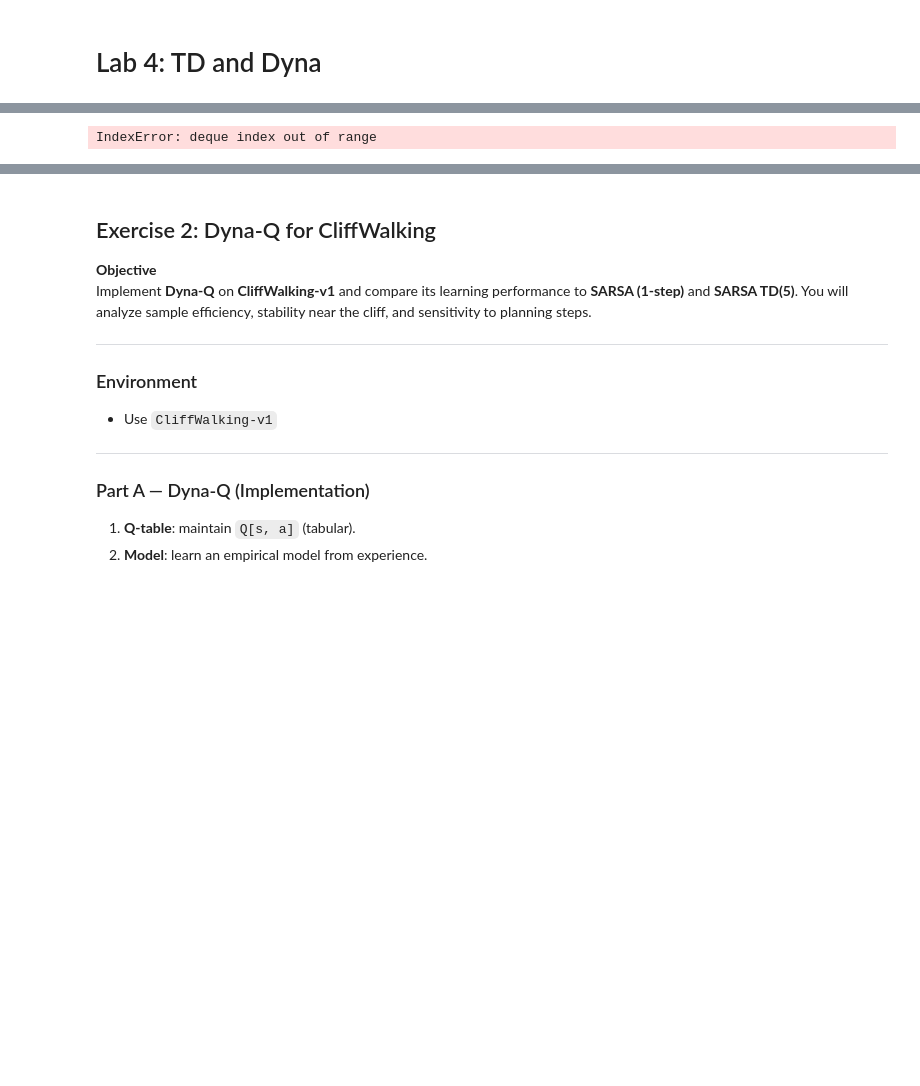
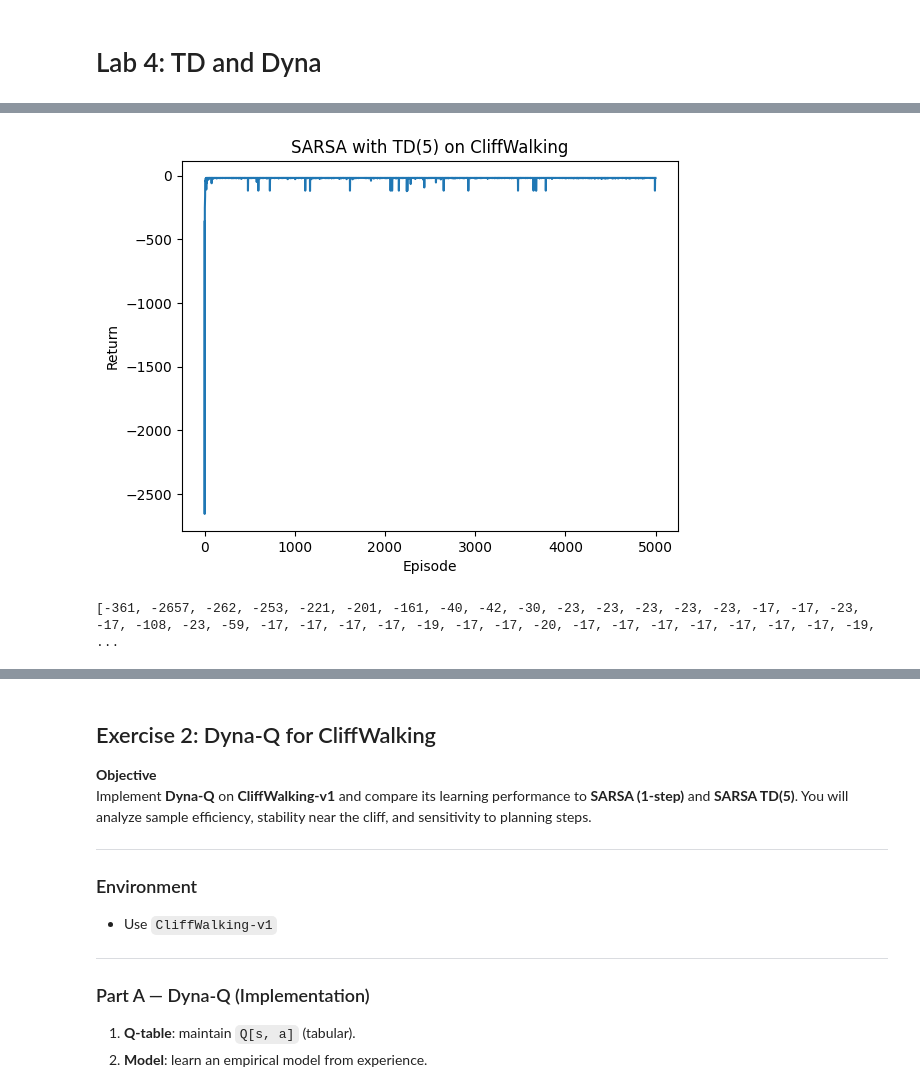
Before and after one commit to simkarwin/RL1, a Jupyter notebook: lab4_dyna.ipynb, the cells around one changed output, grey strips where cells are left out. Drawn from its saved outputs; the diff is of its cells as text; code cells hidden in the pictures; blank space fills up the shorter version.

```diff
--- a/lab4_dyna.ipynb
+++ b/lab4_dyna.ipynb
@@ -43,6 +49,7 @@ Starter code for Exercise (you can use this code, or extend your code from previ
 Implement SARSA with TD(5) on CliffWalking-v1
 """
 
+from tqdm import tqdm
 import numpy as np
 import gymnasium as gym
 from collections import deque
@@ -56,7 +63,7 @@ n_states = env.observation_space.n
 n_actions = env.action_space.n
 alpha = 0.1           # step size (learning rate)
 gamma = 0.99          # discount factor
-epsilon = 0.1         # epsilon for epsilon-greedy policy
+epsilon = 0.01         # epsilon for epsilon-greedy policy
 n_step = 5            # number of steps for TD(n)
 n_episodes = 5000
 
@@ -72,68 +79,72 @@ def epsilon_greedy(state):
 # Track returns
 episode_returns = []
 
-for ep in range(n_episodes):
-    state, _ = env.reset()
-    action = epsilon_greedy(state)
+for ep in tqdm(range(n_episodes)):
 
     # Buffers to store the trajectory
-    states = deque()
-    actions = deque()
-    rewards = deque()
+    states = []
+    actions = []
+    rewards = []
+
+    state, _ = env.reset()
+    states.append(state)
+    action = epsilon_greedy(state)
+    actions.append(action)
+    rewards.append(0)
 
     T = float("inf")
     t = 0
-    G = 0
-    done = False
 
     while True:
         if t < T:
             # Take real step in the environment
-            next_state, reward, terminated, truncated, _ = env.step(action)
-            done = terminated or truncated
-
-            states.append(state)
-            actions.append(action)
+            action_t = actions[t]
+            next_state, reward, terminated, truncated, _ = env.step(action_t)
+            states.append(next_state)
             rewards.append(reward)
 
+            done = terminated or truncated
             if done:
                 T = t + 1
             else:
-                next_action = epsilon_greedy(next_state)
-                state = next_state
-                action = next_action
+                action_next = epsilon_greedy(next_state)
+                actions.append(action_next)
 
         # Time index for state/action to update
         tau = t - n_step + 1
         if tau >= 0:
             # TODO: Compute the n-step return G for state tau
             # Hint: use rewards[tau : tau+n] plus Q(s_t+n, a_t+n) if not terminal
 
             # Example structure:
             G = 0.0
             # accumulate discounted rewards
-            for i in range(tau, min(tau + n_step, T)):
-                G += (gamma ** (i - tau)) * rewards[i]
+            for i in range(tau+1, min(tau + n_step, T)):
+                G += (gamma ** (i - tau - 1)) * rewards[i]
             if tau + n_step < T:
+                # print(f"{len(states)=}")
+                # print(f"{tau + n_step=}")
                 s_tau_n = states[tau + n_step]
                 a_tau_n = actions[tau + n_step]
                 G += (gamma ** n_step) * Q[s_tau_n, a_tau_n]
 
             # TODO: Update Q[states[tau], actions[tau]] toward G
             Q[states[tau], actions[tau]] += alpha * (G - Q[states[tau], actions[tau]])
 
         if tau == T - 1:
             break
 
         t += 1
 
     episode_returns.append(sum(rewards))
 
 # Plot learning curve
 plt.plot(episode_returns)
 plt.xlabel("Episode")
 plt.ylabel("Return")
 plt.title("SARSA with TD(5) on CliffWalking")
 plt.show()
+print(episode_returns)
 # %% [output]
+[figure, added]
-IndexError: deque index out of range
+[-361, -2657, -262, -253, -221, -201, -161, -40, -42, -30, -23, -23, -23, -23, -23, -17, -17, -23, -17, -108, -23, -59, -17, -17, -17, -17, -19, -17, -17, -20, -17, -17, -17, -17, -17, -17, -17, -19,  ...
```
Also changed, not shown: parts of 3 cells of this notebook.
